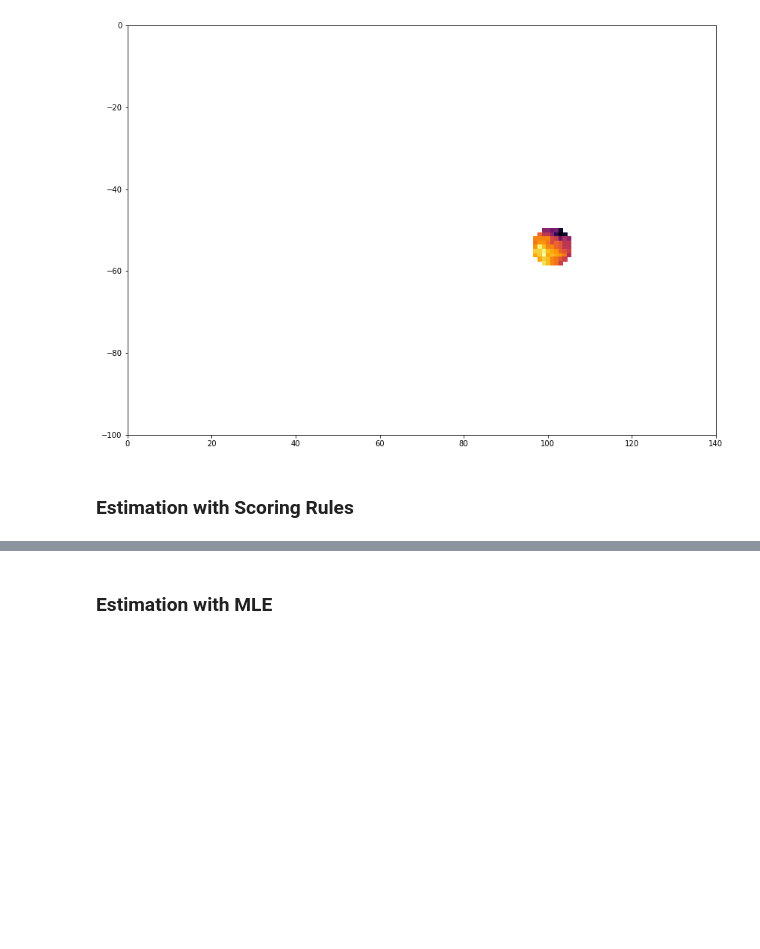
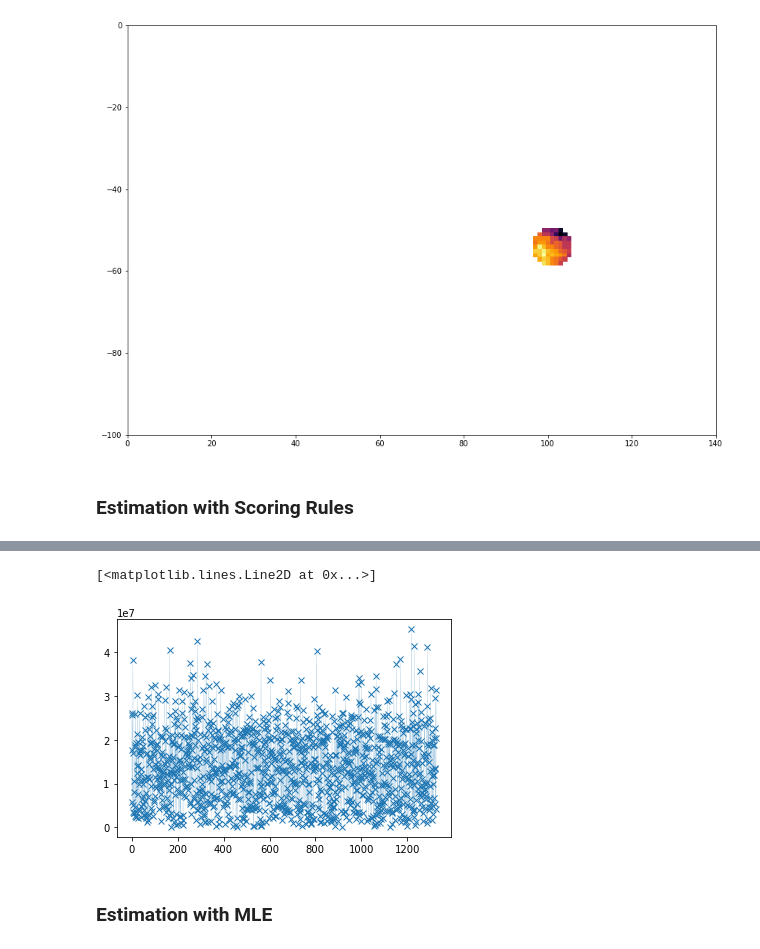
Before and after one commit to Huk-David/SpaDep_VCop, a Jupyter notebook: body/Forecasts.ipynb, the cells around one changed output, grey strips where cells are left out. Drawn from its saved outputs; the diff is of its cells as text; code cells hidden in the pictures; blank space fills up the shorter version.

```diff
--- a/body/Forecasts.ipynb
+++ b/body/Forecasts.ipynb
@@ -305,3 +364,8 @@ KeyboardInterrupt:
+# %%
+plt.plot([path_[2*k][1] for k in range(math.floor(len(path_)/2))],marker='x',linewidth=0.1)
+# %% [output]
+[<matplotlib.lines.Line2D at 0x...>]
+[figure, added]
 # %% [markdown]
 ### Estimation with MLE
 # %%
```
Also changed, not shown: parts of 21 cells of this notebook.
